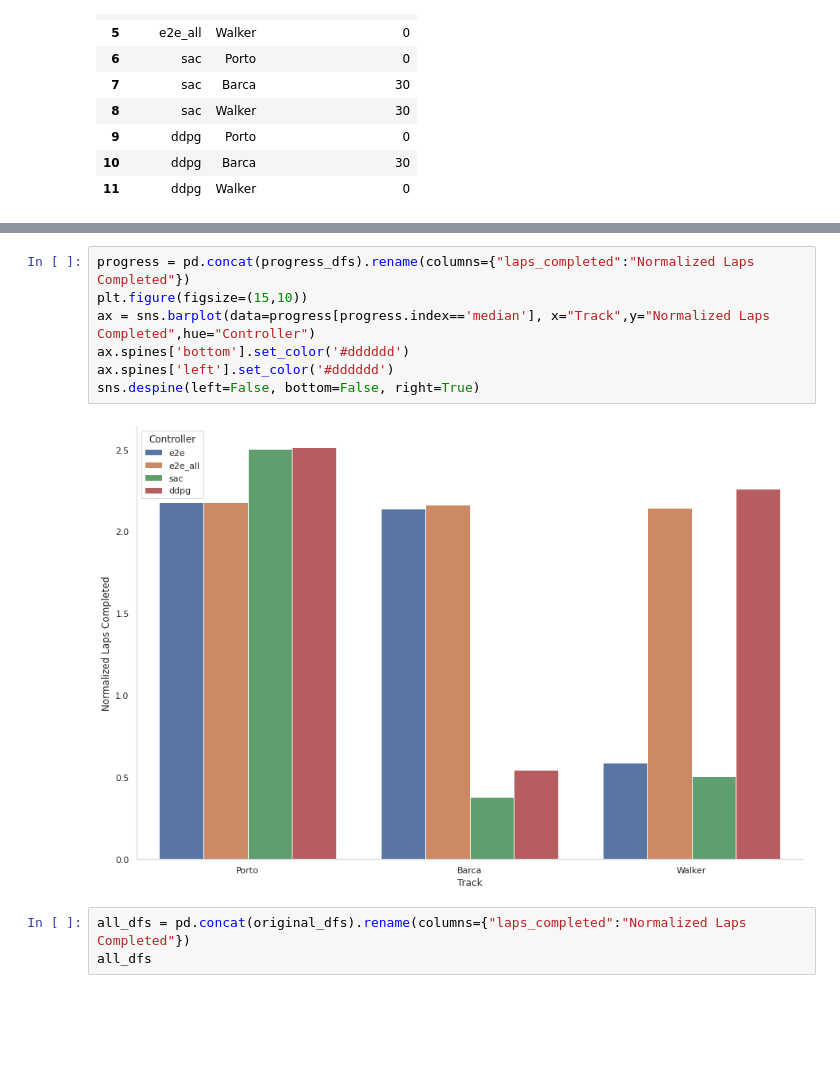
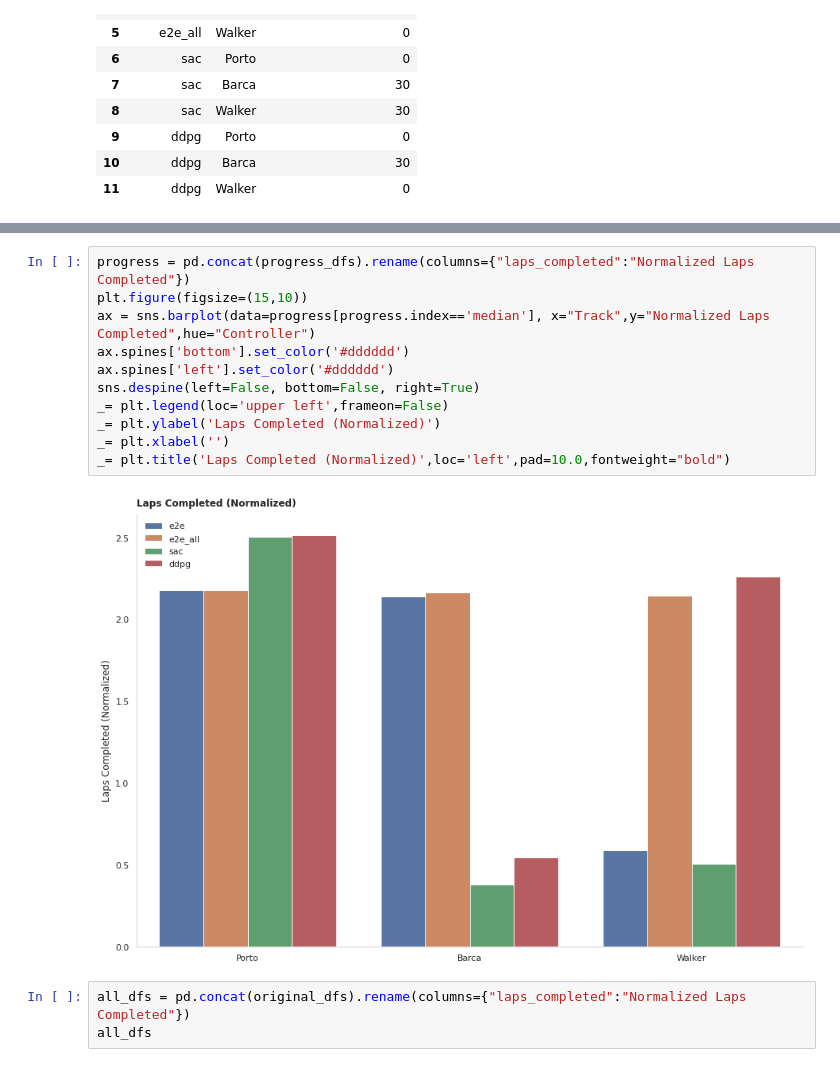
Before and after one commit to pmusau17/Platooning-F1Tenth, a Jupyter notebook: src/race/logs/AggregrateResultsPatrick.ipynb, the cells around one changed output, grey strips where cells are left out. Saved outputs shown, nothing was run; the diff lists cells and outputs as text; blank space fills up the shorter version.

```diff
--- a/src/race/logs/AggregrateResultsPatrick.ipynb
+++ b/src/race/logs/AggregrateResultsPatrick.ipynb
@@ -95,12 +96,16 @@ sns.despine(left=False, bottom=False, right=True)
 # %%
 progress = pd.concat(progress_dfs).rename(columns={"laps_completed":"Normalized Laps Completed"})
 plt.figure(figsize=(15,10))
 ax = sns.barplot(data=progress[progress.index=='median'], x="Track",y="Normalized Laps Completed",hue="Controller")
 ax.spines['bottom'].set_color('#dddddd')
 ax.spines['left'].set_color('#dddddd')
 sns.despine(left=False, bottom=False, right=True)
+_= plt.legend(loc='upper left',frameon=False)
+_= plt.ylabel('Laps Completed (Normalized)')
+_= plt.xlabel('')
+_= plt.title('Laps Completed (Normalized)',loc='left',pad=10.0,fontweight="bold")
 # %% [output]
-[figure, old version]
+[figure, new version]
 # %%
 all_dfs = pd.concat(original_dfs).rename(columns={"laps_completed":"Normalized Laps Completed"})
 all_dfs
```
Also changed, not shown: parts of 3 cells of this notebook.
